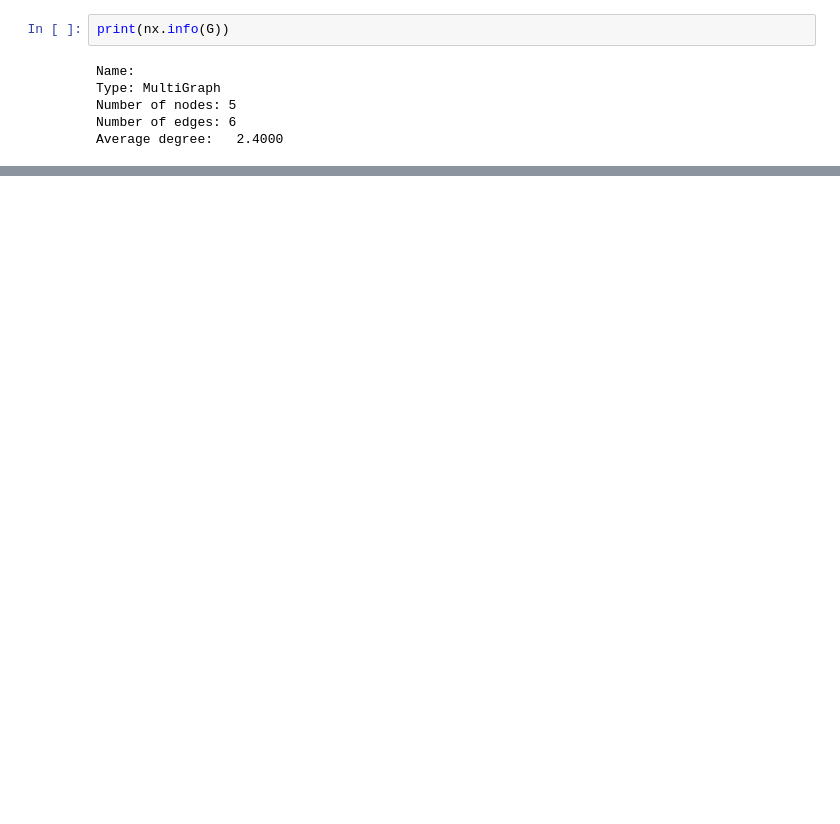
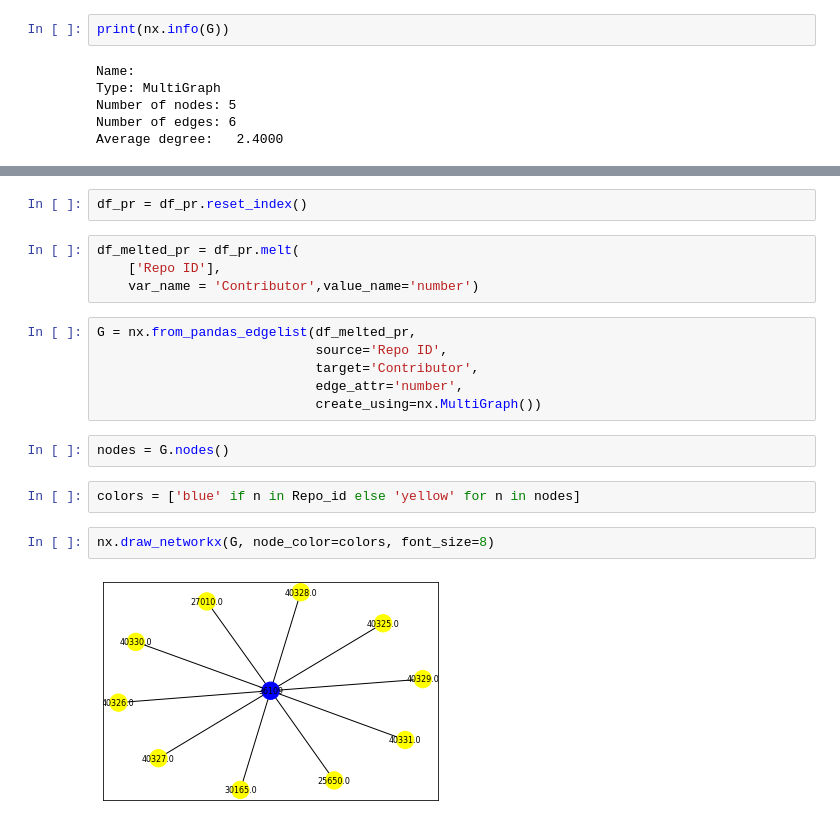
Before and after one commit to hemajv/sandiego, a Jupyter notebook: notebooks/contributors_per_repo.ipynb, the cells around one changed output, grey strips where cells are left out. Saved outputs shown, nothing was run; the diff lists cells and outputs as text; blank space fills up the shorter version.

```diff
--- a/notebooks/contributors_per_repo.ipynb
+++ b/notebooks/contributors_per_repo.ipynb
@@ -367,0 +460,20 @@ Average degree:   2.4000
+# %%
+df_pr = df_pr.reset_index()
+# %%
+df_melted_pr = df_pr.melt(
+    ['Repo ID'],
+    var_name = 'Contributor',value_name='number')
+# %%
+G = nx.from_pandas_edgelist(df_melted_pr,
+                            source='Repo ID',
+                            target='Contributor',
+                            edge_attr='number',
+                            create_using=nx.MultiGraph())
+# %%
+nodes = G.nodes()
+# %%
+colors = ['blue' if n in Repo_id else 'yellow' for n in nodes]
+# %%
+nx.draw_networkx(G, node_color=colors, font_size=8)
+# %% [output]
+[figure, added]
```
Also changed, not shown: parts of 66 cells of this notebook.
